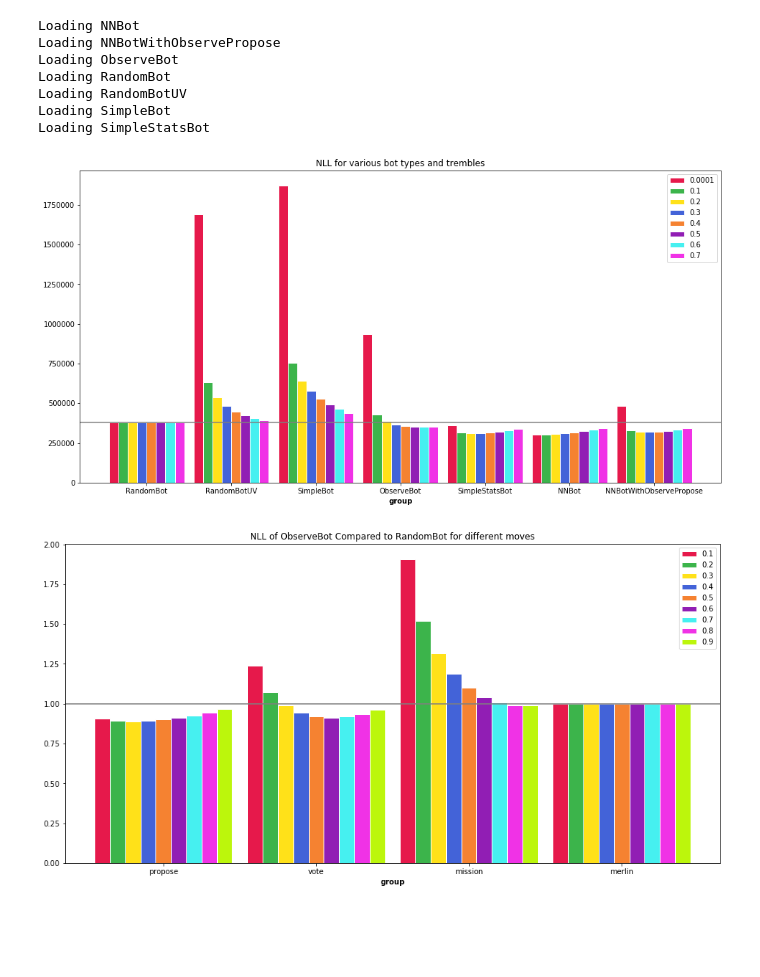
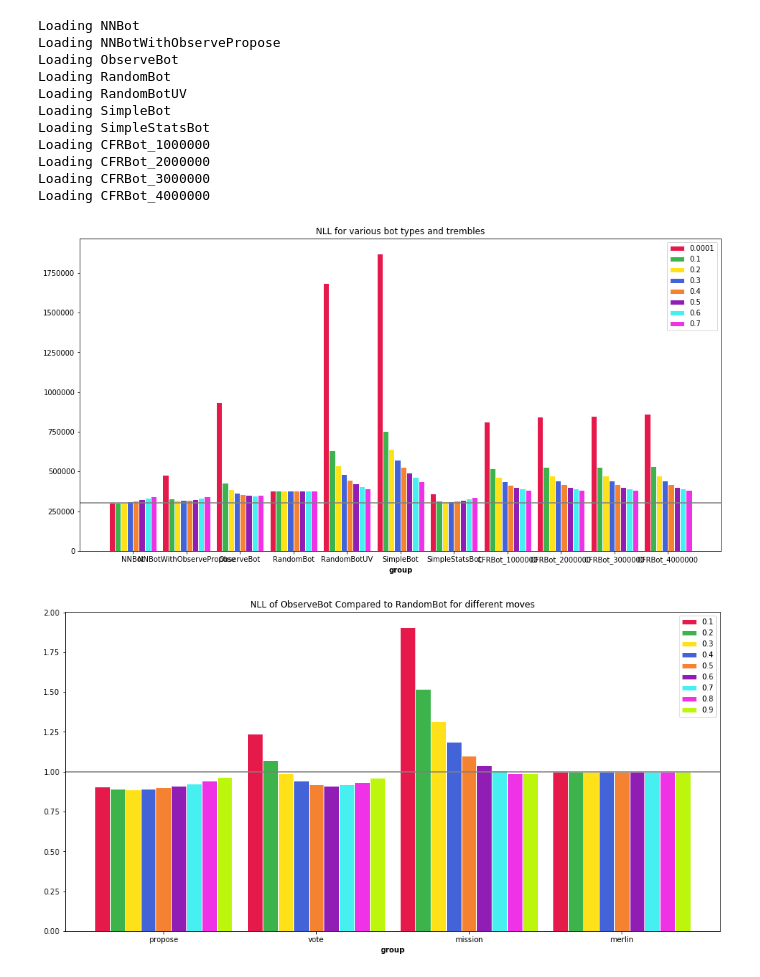
Before and after one commit to Detry322/avalon-bot, a Jupyter notebook: battlefield/Graphs.ipynb, the cells around one changed output. Drawn from its saved outputs; the diff is of its cells as text; code cells hidden in the pictures; blank space fills up the shorter version.

```diff
--- a/battlefield/Graphs.ipynb
+++ b/battlefield/Graphs.ipynb
@@ -7,7 +7,7 @@ import gzip
 import matplotlib.pyplot as plt
 import seaborn as sns
 # %%
-BOTS = ['NNBot', 'NNBotWithObservePropose', 'ObserveBot', 'RandomBot', 'RandomBotUV', 'SimpleBot', 'SimpleStatsBot']
+BOTS = ['NNBot', 'NNBotWithObservePropose', 'ObserveBot', 'RandomBot', 'RandomBotUV', 'SimpleBot', 'SimpleStatsBot', 'CFRBot_1000000', 'CFRBot_2000000', 'CFRBot_3000000', 'CFRBot_4000000']
 DATA_BY_BOT = {}
 for bot in BOTS:
     print "Loading", bot
@@ -24,6 +24,10 @@ Loading RandomBot
 Loading RandomBotUV
 Loading SimpleBot
 Loading SimpleStatsBot
+Loading CFRBot_1000000
+Loading CFRBot_2000000
+Loading CFRBot_3000000
+Loading CFRBot_4000000
 # %%
 def grouped_barplot(plot_title, series_titles, group_titles, basis, *serieses):
     plt.figure(figsize=(16,8))
@@ -56,12 +60,12 @@ def grouped_barplot(plot_title, series_titles, group_titles, basis, *serieses):
 # %%
 plot_title = "NLL for various bot types and trembles"
 trembles = [0.0001, 0.1, 0.2, 0.3, 0.4, 0.5, 0.6, 0.7]
-bots = ["RandomBot", "RandomBotUV", "SimpleBot", "ObserveBot", "SimpleStatsBot", "NNBot", "NNBotWithObservePropose"]
+bots = BOTS #["RandomBot", "RandomBotUV", "SimpleBot", "ObserveBot", "SimpleStatsBot", "NNBot", "NNBotWithObservePropose"]
 BOT_DATA = [ DATA_BY_BOT[bot] for bot in bots ]
 serieses = [ [ data[data.trembling_hand_prob == p].nll.sum() for data in BOT_DATA] for p in trembles ]
 grouped_barplot(plot_title, trembles, bots, serieses[0][0], *serieses)
 # %% [output]
-[figure, old version]
+[figure, new version]
 # %%
 OB_DATA = DATA_BY_BOT['ObserveBot']
 RAND_DATA = DATA_BY_BOT['RandomBot']
```
Also changed, not shown: parts of 1 cell of this notebook, 2 other files.
